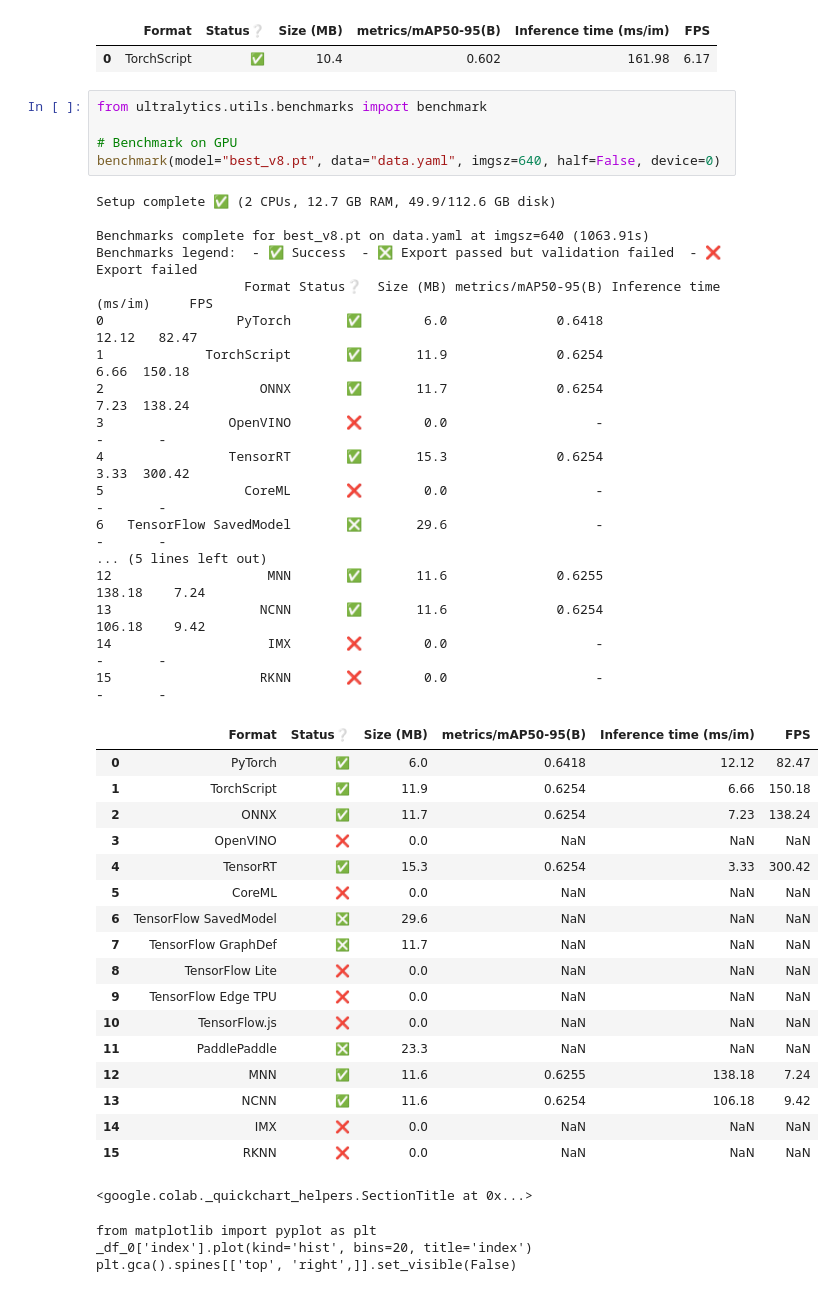
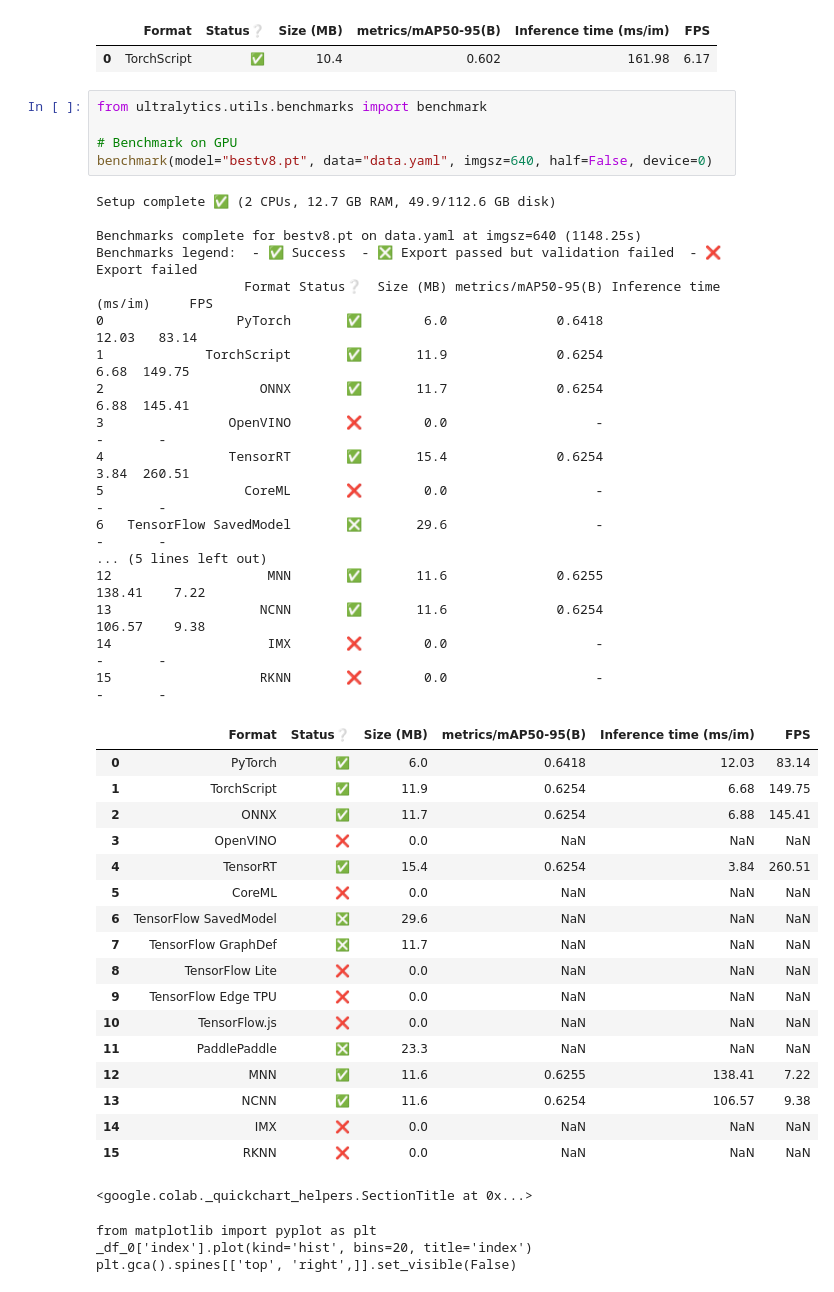
Before and after one commit to programminghunk/sugarcane, a Jupyter notebook: finalbenchmark.ipynb, the cells around one changed output. Drawn from its saved outputs; the diff is of its cells as text.

```diff
--- a/finalbenchmark.ipynb
+++ b/finalbenchmark.ipynb
@@ -204,32 +178,32 @@ Benchmarks legend:  - ✅ Success  - ❎ Export passed but validation failed  -
 # %%
 from ultralytics.utils.benchmarks import benchmark
 
 # Benchmark on GPU
-benchmark(model="best_v8.pt", data="data.yaml", imgsz=640, half=False, device=0)
+benchmark(model="bestv8.pt", data="data.yaml", imgsz=640, half=False, device=0)
 # %% [output]
 Setup complete ✅ (2 CPUs, 12.7 GB RAM, 49.9/112.6 GB disk)
 
-Benchmarks complete for best_v8.pt on data.yaml at imgsz=640 (1063.91s)
+Benchmarks complete for bestv8.pt on data.yaml at imgsz=640 (1148.25s)
 Benchmarks legend:  - ✅ Success  - ❎ Export passed but validation failed  - ❌️ Export failed
                    Format Status❔  Size (MB) metrics/mAP50-95(B) Inference time (ms/im)     FPS
-0                 PyTorch       ✅        6.0              0.6418                  12.12   82.47
-1             TorchScript       ✅       11.9              0.6254                   6.66  150.18
-2                    ONNX       ✅       11.7              0.6254                   7.23  138.24
+0                 PyTorch       ✅        6.0              0.6418                  12.03   83.14
+1             TorchScript       ✅       11.9              0.6254                   6.68  149.75
+2                    ONNX       ✅       11.7              0.6254                   6.88  145.41
 3                OpenVINO       ❌        0.0                   -                      -       -
-4                TensorRT       ✅       15.3              0.6254                   3.33  300.42
+4                TensorRT       ✅       15.4              0.6254                   3.84  260.51
 5                  CoreML       ❌        0.0                   -                      -       -
 6   TensorFlow SavedModel       ❎       29.6                   -                      -       -
 ... (5 lines left out)
-12                    MNN       ✅       11.6              0.6255                 138.18    7.24
-13                   NCNN       ✅       11.6              0.6254                 106.18    9.42
+12                    MNN       ✅       11.6              0.6255                 138.41    7.22
+13                   NCNN       ✅       11.6              0.6254                 106.57    9.38
 14                    IMX       ❌        0.0                   -                      -       -
 15                   RKNN       ❌        0.0                   -                      -       -
 |  | Format | Status❔ | Size (MB) | metrics/mAP50-95(B) | Inference time (ms/im) | FPS |
-| 0 | PyTorch | ✅ | 6.0 | 0.6418 | 12.12 | 82.47 |
-| 1 | TorchScript | ✅ | 11.9 | 0.6254 | 6.66 | 150.18 |
-| 2 | ONNX | ✅ | 11.7 | 0.6254 | 7.23 | 138.24 |
+| 0 | PyTorch | ✅ | 6.0 | 0.6418 | 12.03 | 83.14 |
+| 1 | TorchScript | ✅ | 11.9 | 0.6254 | 6.68 | 149.75 |
+| 2 | ONNX | ✅ | 11.7 | 0.6254 | 6.88 | 145.41 |
 | 3 | OpenVINO | ❌ | 0.0 | NaN | NaN | NaN |
-| 4 | TensorRT | ✅ | 15.3 | 0.6254 | 3.33 | 300.42 |
+| 4 | TensorRT | ✅ | 15.4 | 0.6254 | 3.84 | 260.51 |
 | 5 | CoreML | ❌ | 0.0 | NaN | NaN | NaN |
 | 6 | TensorFlow SavedModel | ❎ | 29.6 | NaN | NaN | NaN |
 | 7 | TensorFlow GraphDef | ❎ | 11.7 | NaN | NaN | NaN |
@@ -237,8 +211,8 @@ Benchmarks legend:  - ✅ Success  - ❎ Export passed but validation failed  -
 | 9 | TensorFlow Edge TPU | ❌ | 0.0 | NaN | NaN | NaN |
 | 10 | TensorFlow.js | ❌ | 0.0 | NaN | NaN | NaN |
 | 11 | PaddlePaddle | ❎ | 23.3 | NaN | NaN | NaN |
-| 12 | MNN | ✅ | 11.6 | 0.6255 | 138.18 | 7.24 |
-| 13 | NCNN | ✅ | 11.6 | 0.6254 | 106.18 | 9.42 |
+| 12 | MNN | ✅ | 11.6 | 0.6255 | 138.41 | 7.22 |
+| 13 | NCNN | ✅ | 11.6 | 0.6254 | 106.57 | 9.38 |
 | 14 | IMX | ❌ | 0.0 | NaN | NaN | NaN |
 | 15 | RKNN | ❌ | 0.0 | NaN | NaN | NaN |
 <google.colab._quickchart_helpers.SectionTitle at 0x...>
```
Also changed, not shown: parts of 19 cells of this notebook.
